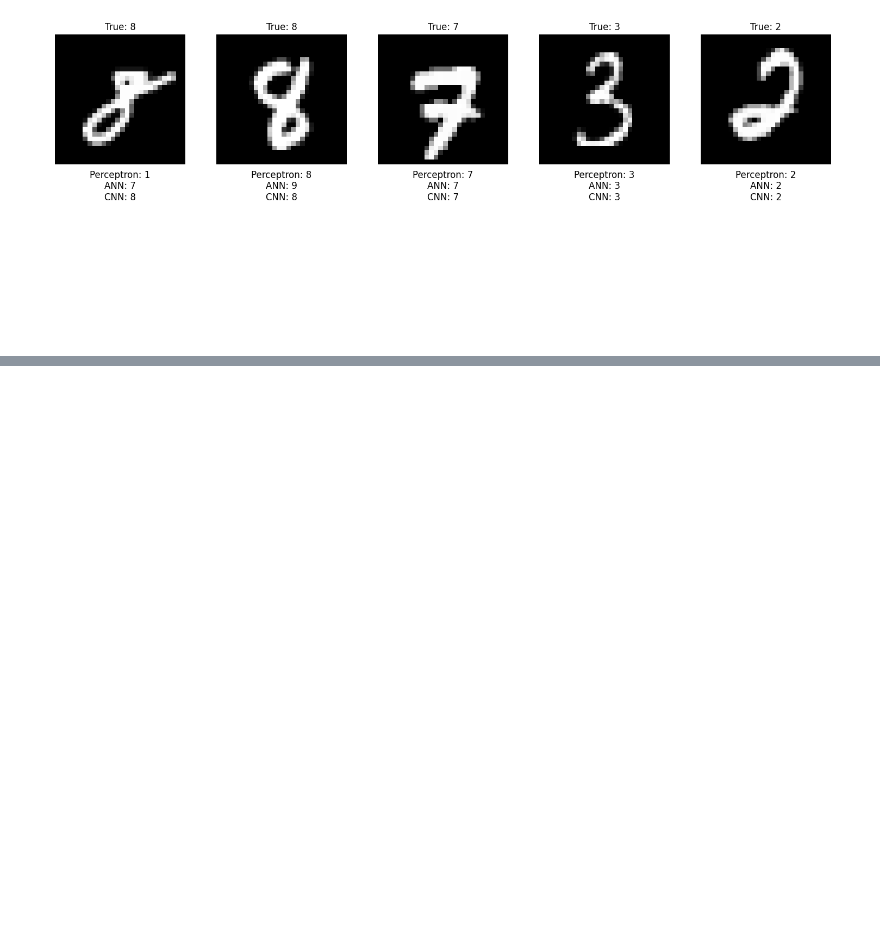
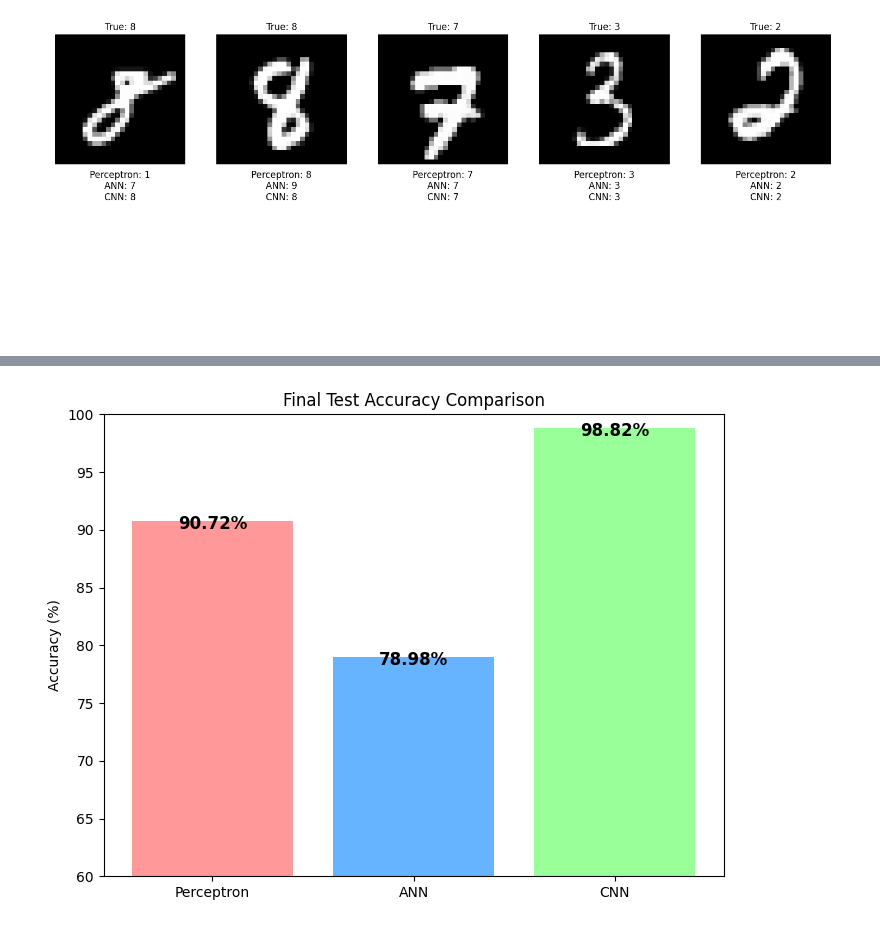
Before and after one commit to lkdagar2004/Number-classification-using-CNN, a Jupyter notebook: Untitled.ipynb, the cells around one changed output, grey strips where cells are left out. Saved outputs shown, nothing was run; the diff lists cells and outputs as text; code cells hidden in the pictures; blank space fills up the shorter version.

```diff
--- a/Untitled.ipynb
+++ b/Untitled.ipynb
@@ -243,0 +256,15 @@ show_side_by_side([perceptron, ann, cnn], ["Perceptron", "ANN", "CNN"], X_test_i
+# %%
+final_accs = [acc_percp*100, acc_ann*100, acc_cnn*100]
+models = ["Perceptron", "ANN", "CNN"]
+
+plt.figure(figsize=(8,6))
+bars = plt.bar(models, final_accs, color=['#ff9999','#66b3ff','#99ff99'])
+plt.title("Final Test Accuracy Comparison")
+plt.ylabel("Accuracy (%)")
+for bar, acc in zip(bars, final_accs):
+    plt.text(bar.get_x()+bar.get_width()/2, bar.get_height()-1, f"{acc:.2f}%",
+             ha='center', va='bottom', fontsize=12, fontweight='bold')
+plt.ylim(60, 100)
+plt.show()
+# %% [output]
+[figure, added]
```
Also changed, not shown: parts of 1 cell of this notebook.
